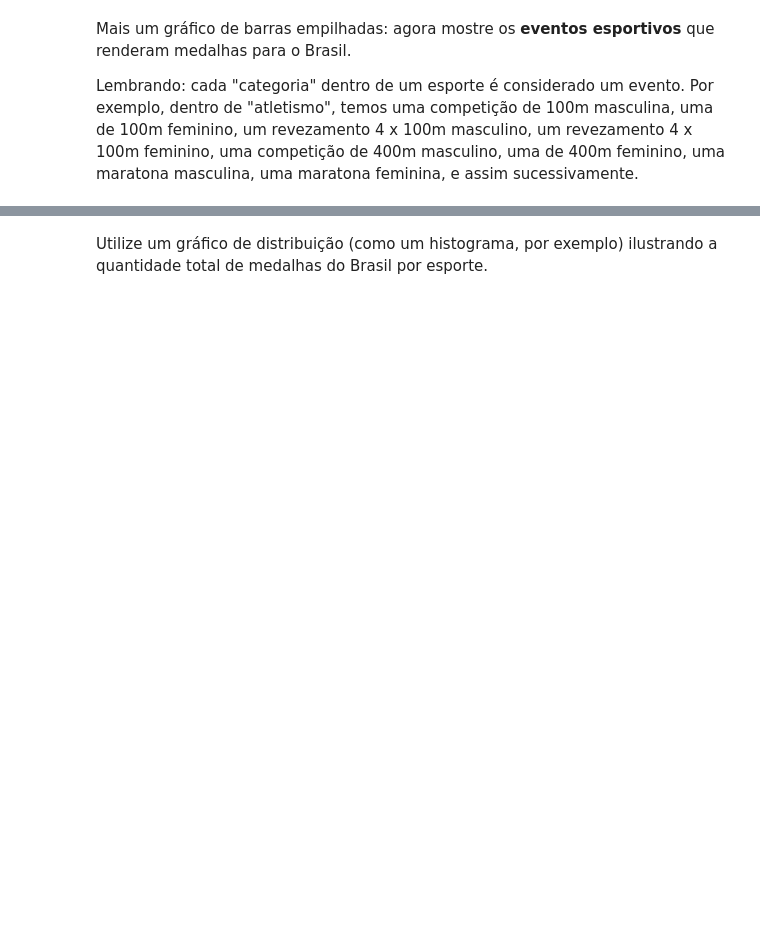
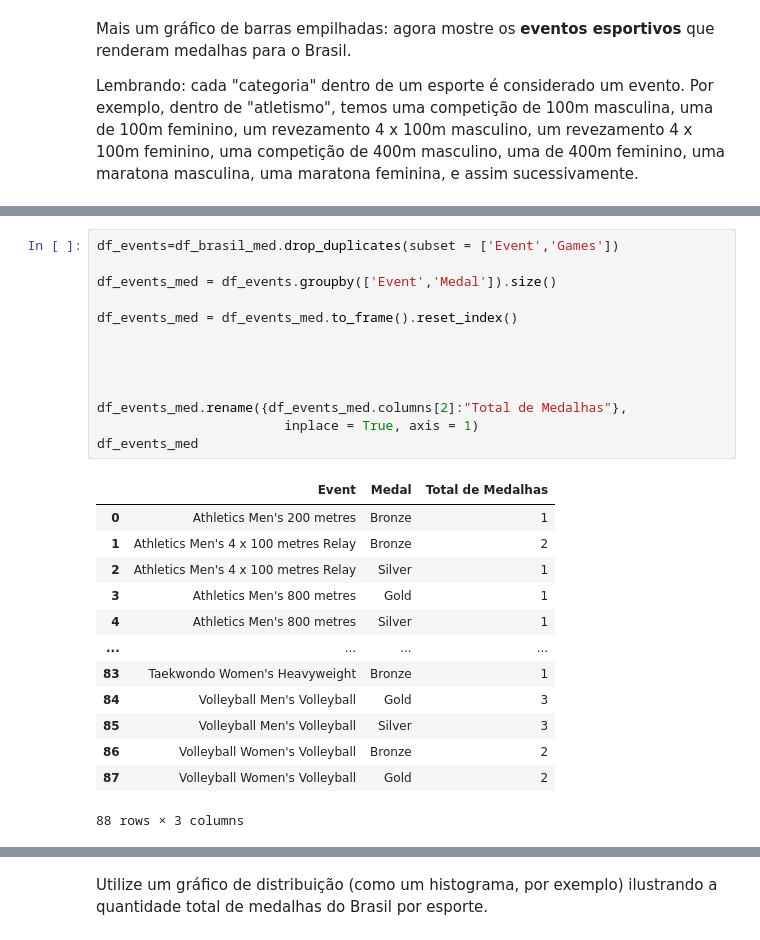
Before and after one commit to VictorBTaveira/Projeto-DataViz, a Jupyter notebook: Projeto_Dataviz.ipynb, the cells around one changed output, grey strips where cells are left out. Drawn from its saved outputs; the diff is of its cells as text; blank space fills up the shorter version.

```diff
--- a/Projeto_Dataviz.ipynb
+++ b/Projeto_Dataviz.ipynb
@@ -220,0 +265,27 @@ Lembrando: cada "categoria" dentro de um esporte é considerado um evento. Por e
+# %%
+df_events=df_brasil_med.drop_duplicates(subset = ['Event','Games'])
+
+df_events_med = df_events.groupby(['Event','Medal']).size()
+
+df_events_med = df_events_med.to_frame().reset_index()
+
+
+
+
+df_events_med.rename({df_events_med.columns[2]:"Total de Medalhas"},
+                        inplace = True, axis = 1)
+df_events_med
+# %% [output]
+|  | Event | Medal | Total de Medalhas |
+| 0 | Athletics Men's 200 metres | Bronze | 1 |
+| 1 | Athletics Men's 4 x 100 metres Relay | Bronze | 2 |
+| 2 | Athletics Men's 4 x 100 metres Relay | Silver | 1 |
+| 3 | Athletics Men's 800 metres | Gold | 1 |
+| 4 | Athletics Men's 800 metres | Silver | 1 |
+| ... | ... | ... | ... |
+| 83 | Taekwondo Women's Heavyweight | Bronze | 1 |
+| 84 | Volleyball Men's Volleyball | Gold | 3 |
+| 85 | Volleyball Men's Volleyball | Silver | 3 |
+| 86 | Volleyball Women's Volleyball | Bronze | 2 |
+| 87 | Volleyball Women's Volleyball | Gold | 2 |
+88 rows × 3 columns
```
Also changed, not shown: parts of 13 cells of this notebook.
